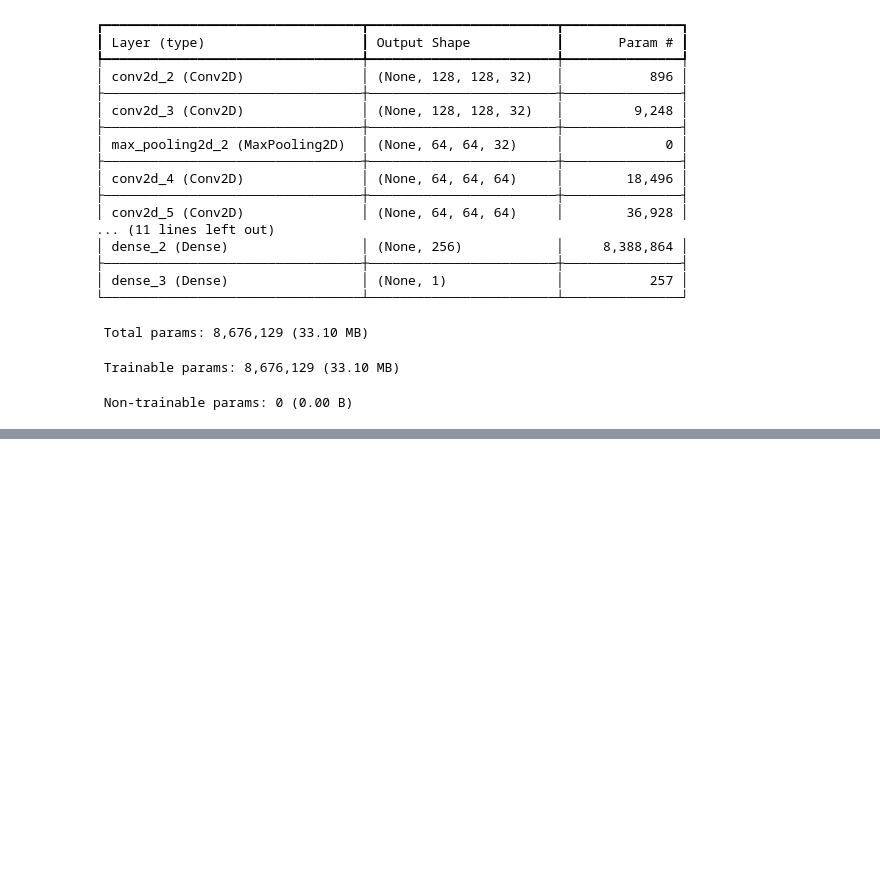
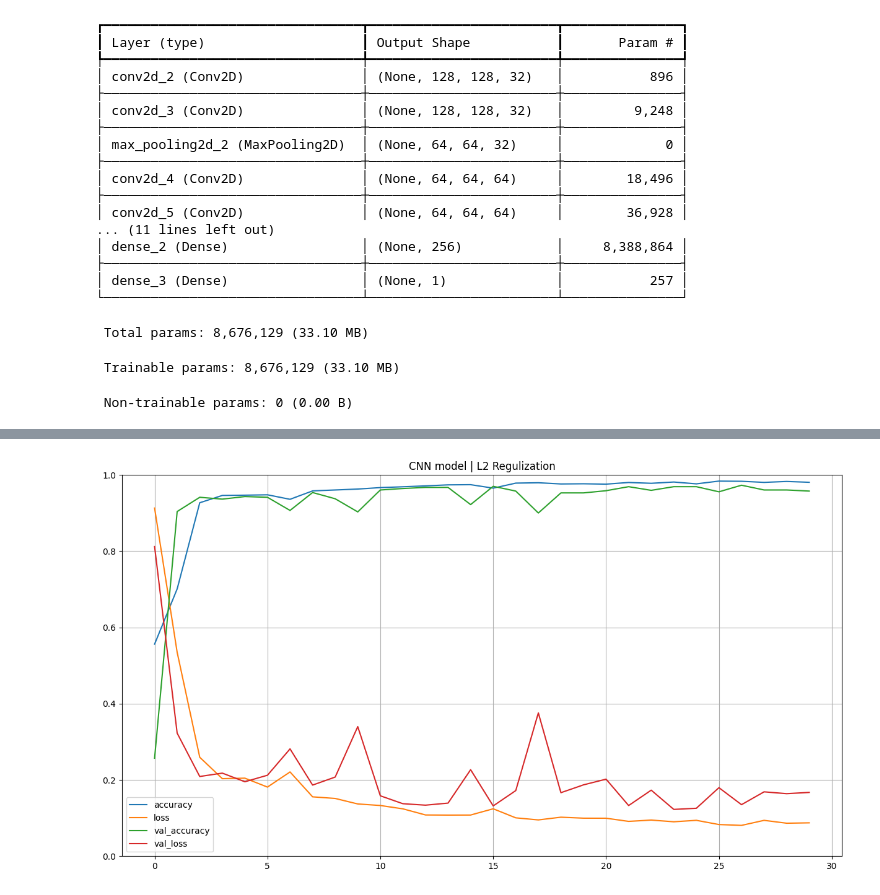
Before and after one commit to yusuf-codes10/deep-learining-project, a Jupyter notebook: dp_project.ipynb, the cells around one changed output, grey strips where cells are left out. Drawn from its saved outputs; the diff is of its cells as text; code cells hidden in the pictures; blank space fills up the shorter version.

Commit message:
Good Graph, stop fighting overfitting

```diff
--- a/dp_project.ipynb
+++ b/dp_project.ipynb
@@ -875,3 +875,14 @@ Epoch 29/30
 131/131 ━━━━━━━━━━━━━━━━━━━━ 49s 372ms/step - accuracy: 0.9830 - loss: 0.0864 - val_accuracy: 0.9607 - val_loss: 0.1639
 Epoch 30/30
 131/131 ━━━━━━━━━━━━━━━━━━━━ 50s 376ms/step - accuracy: 0.9808 - loss: 0.0874 - val_accuracy: 0.9578 - val_loss: 0.1672
+# %%
+# graph for the new model cnn-v3
+# let us check the graph l2
+import pandas as pd
+pd.DataFrame(cnn_v3_history.history).plot(figsize=(15, 8))
+plt.grid(True)
+plt.gca().set_ylim(0,1)
+plt.title('CNN model | L2 Regulization')
+plt.show()
+# %% [output]
+[figure, added]
```
